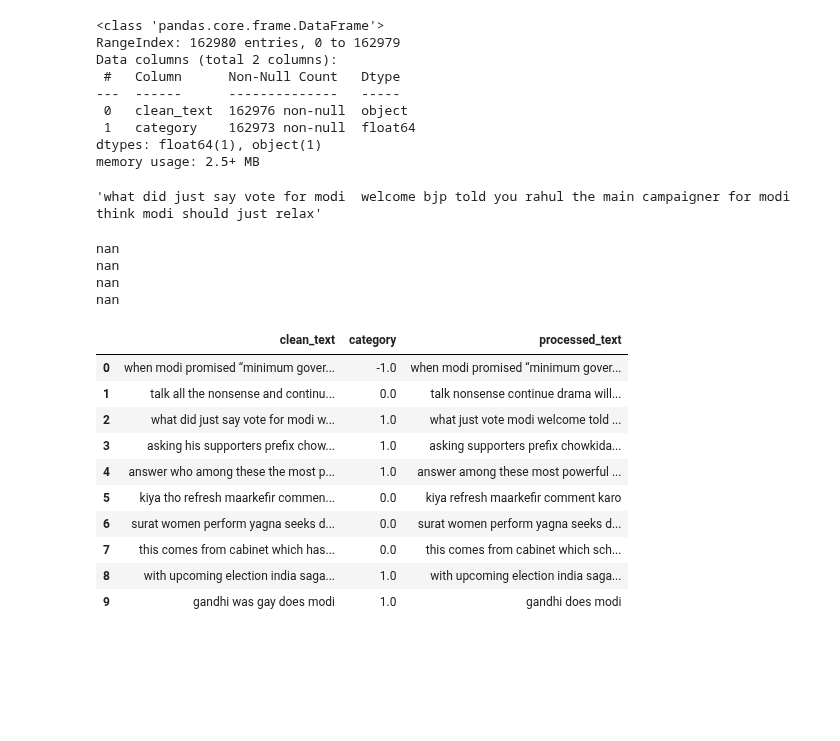
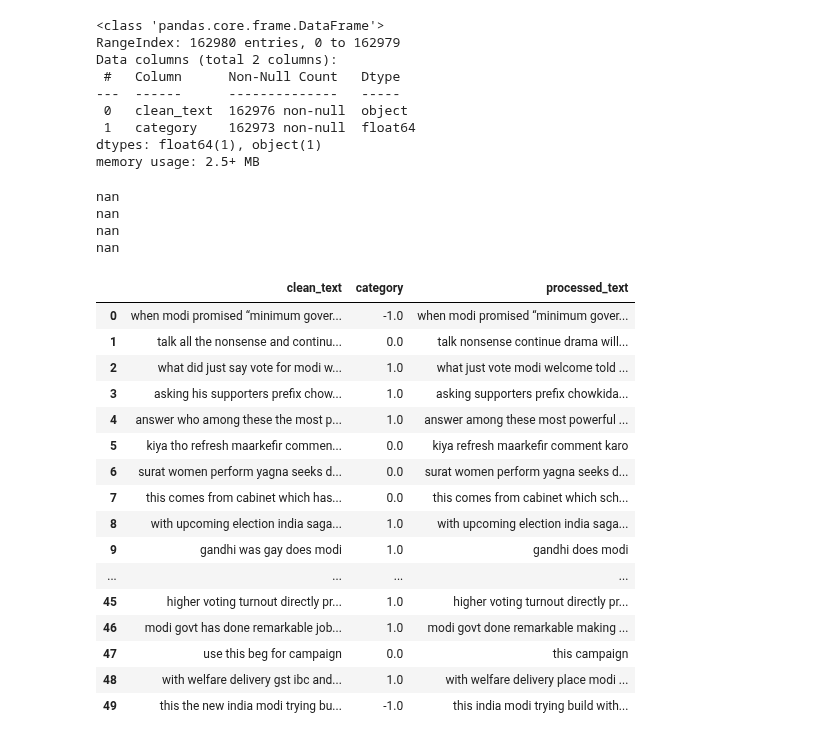
Before and after one commit to silentfortin/ai-portfolio, a Jupyter notebook: 10-mlops-reputation/notebooks/sentiment_analysis.ipynb, the cells around one changed output. Saved outputs shown, nothing was run; the diff lists cells and outputs as text; code cells hidden in the pictures; blank space fills up the shorter version.

```diff
--- a/10-mlops-reputation/notebooks/sentiment_analysis.ipynb
+++ b/10-mlops-reputation/notebooks/sentiment_analysis.ipynb
@@ -50,7 +54,3 @@ Data columns (total 2 columns):
  1   category    162973 non-null  float64
 dtypes: float64(1), object(1)
 memory usage: 2.5+ MB
-# %%
-df['clean_text'][2]
-# %% [output]
-'what did just say vote for modi  welcome bjp told you rahul the main campaigner for modi think modi should just relax'
@@ -91,19 +104,25 @@ nan
 nan
 nan
 # %%
-df.head(10)
+df.head(50)
 # %% [output]
 |  | clean_text | category | processed_text |
 | 0 | when modi promised “minimum gover... | -1.0 | when modi promised “minimum gover... |
 | 1 | talk all the nonsense and continu... | 0.0 | talk nonsense continue drama will... |
 | 2 | what did just say vote for modi w... | 1.0 | what just vote modi welcome told ... |
 | 3 | asking his supporters prefix chow... | 1.0 | asking supporters prefix chowkida... |
 | 4 | answer who among these the most p... | 1.0 | answer among these most powerful ... |
 | 5 | kiya tho refresh maarkefir commen... | 0.0 | kiya refresh maarkefir comment karo |
 | 6 | surat women perform yagna seeks d... | 0.0 | surat women perform yagna seeks d... |
 | 7 | this comes from cabinet which has... | 0.0 | this comes from cabinet which sch... |
 | 8 | with upcoming election india saga... | 1.0 | with upcoming election india saga... |
 | 9 | gandhi was gay does modi | 1.0 | gandhi does modi |
+| ... | ... | ... | ... |
+| 45 | higher voting turnout directly pr... | 1.0 | higher voting turnout directly pr... |
+| 46 | modi govt has done remarkable job... | 1.0 | modi govt done remarkable making ... |
+| 47 | use this beg for campaign | 0.0 | this campaign |
+| 48 | with welfare delivery gst ibc and... | 1.0 | with welfare delivery place modi ... |
+| 49 | this the new india modi trying bu... | -1.0 | this india modi trying build with... |
 # %%
 model_name = "cardiffnlp/twitter-roberta-base-sentiment-latest"
 sentiment_pipeline = pipeline("sentiment-analysis", model=model_name, tokenizer=model_name)
```
Also changed, not shown: parts of 27 cells of this notebook.
